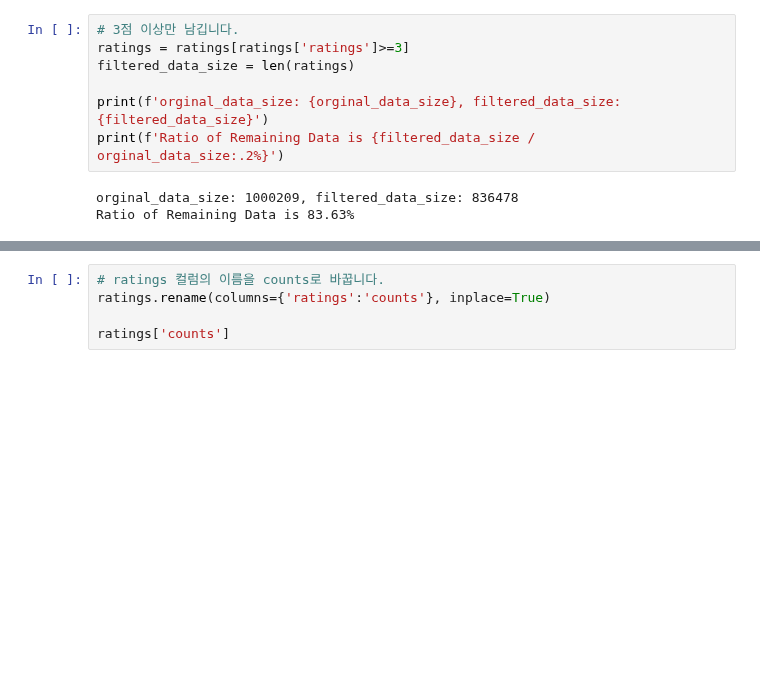
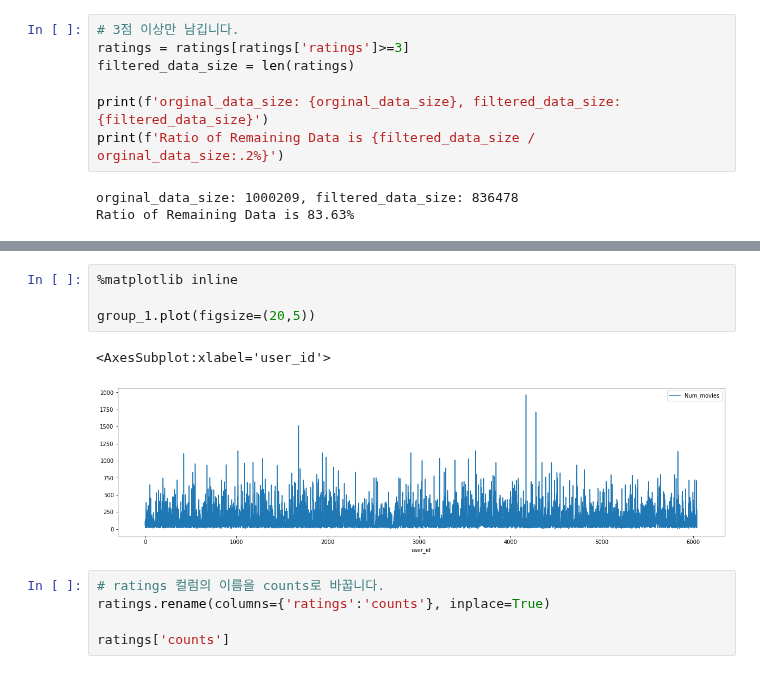
Before and after one commit to LAGABI44/AIFFEL_Study, a Jupyter notebook: EXPLORATION/Submission/[E-14]Movie_Recommendations.ipynb, the cells around one changed output, grey strips where cells are left out. Cells and saved outputs as stored; diff of their text form; blank space fills up the shorter version.

```diff
--- a/EXPLORATION/Submission/[E-14]Movie_Recommendations.ipynb
+++ b/EXPLORATION/Submission/[E-14]Movie_Recommendations.ipynb
@@ -36,3 +178,10 @@ Ratio of Remaining Data is 83.63%
+# %%
+%matplotlib inline
+
+group_1.plot(figsize=(20,5))
+# %% [output]
+<AxesSubplot:xlabel='user_id'>
+[figure, added]
 # %%
 # ratings 컬럼의 이름을 counts로 바꿉니다.
 ratings.rename(columns={'ratings':'counts'}, inplace=True)
```
Also changed, not shown: parts of 73 cells of this notebook.
